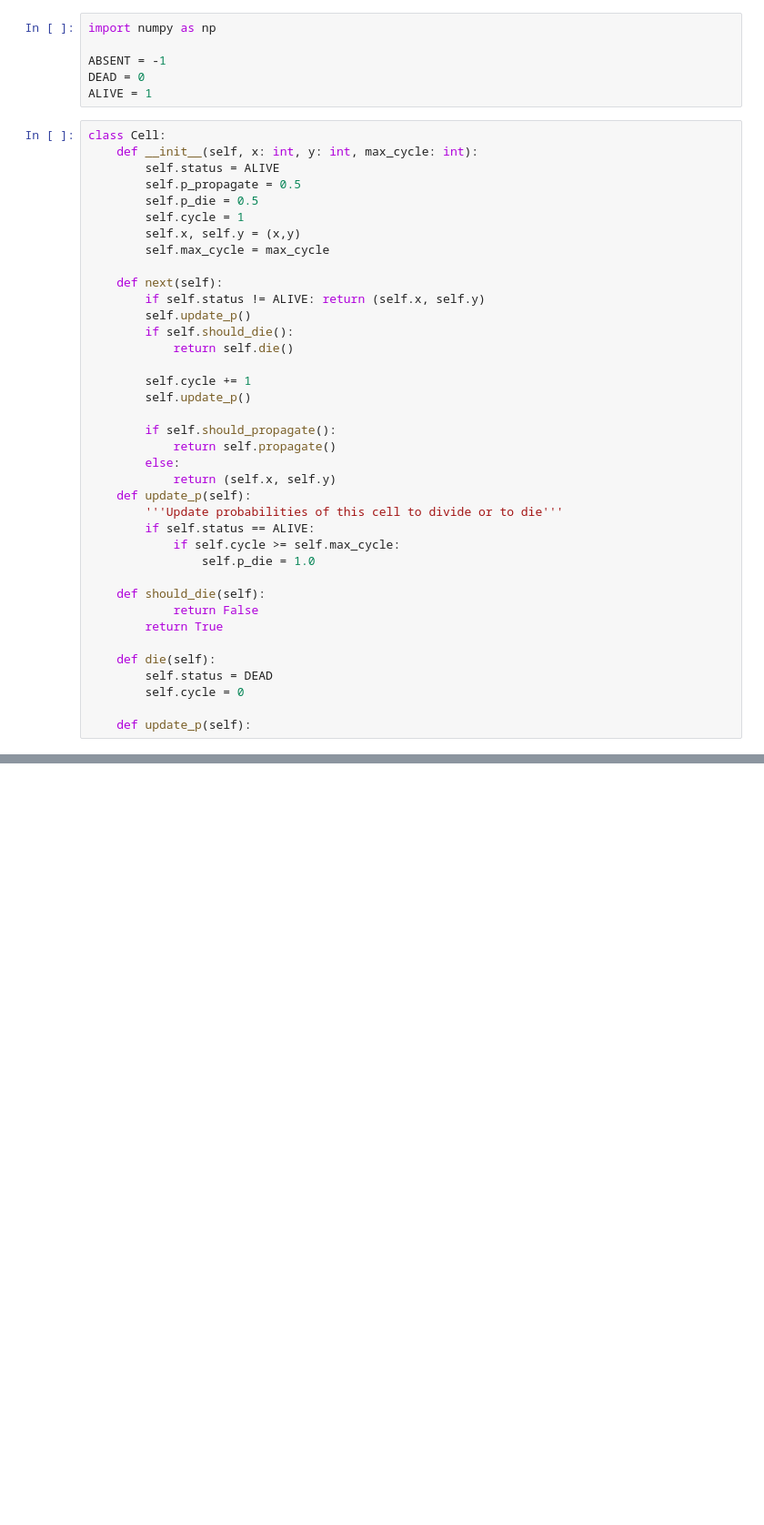
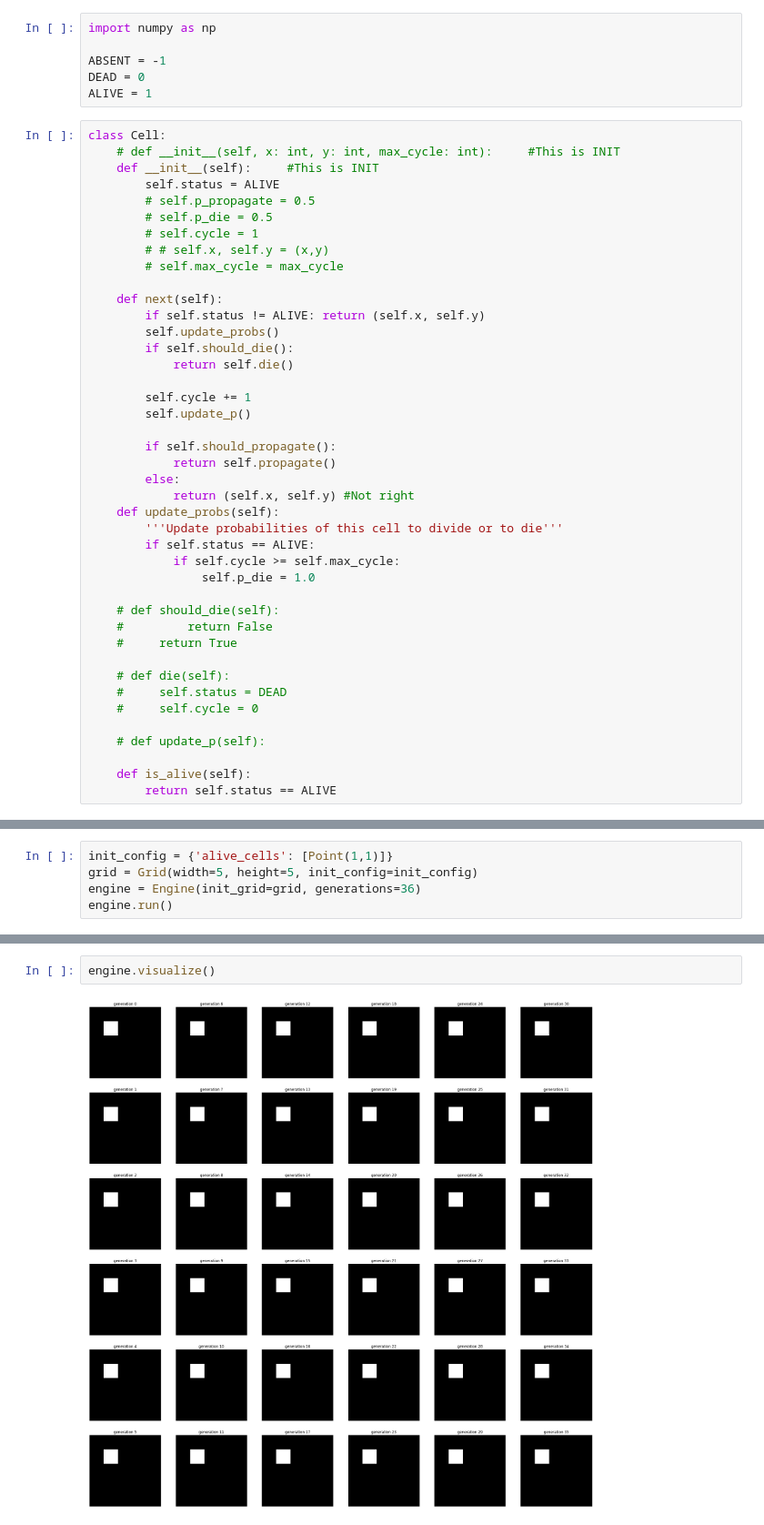
Before and after one commit to raysinm/ca-angiogenesis, a Jupyter notebook: map_playground.ipynb, the cells around one changed output, grey strips where cells are left out. Shown at 91% size. Saved outputs shown, nothing was run; the diff lists cells and outputs as text; blank space fills up the shorter version.

```diff
--- a/map_playground.ipynb
+++ b/map_playground.ipynb
@@ -6,17 +6,18 @@ DEAD = 0
 ALIVE = 1
 # %%
 class Cell:
-    def __init__(self, x: int, y: int, max_cycle: int):
+    # def __init__(self, x: int, y: int, max_cycle: int):     #This is INIT
+    def __init__(self):     #This is INIT
         self.status = ALIVE
-        self.p_propagate = 0.5
-        self.p_die = 0.5
-        self.cycle = 1
-        self.x, self.y = (x,y)
-        self.max_cycle = max_cycle
+        # self.p_propagate = 0.5
+        # self.p_die = 0.5
+        # self.cycle = 1
+        # # self.x, self.y = (x,y)
+        # self.max_cycle = max_cycle
 
     def next(self):
         if self.status != ALIVE: return (self.x, self.y)
-        self.update_p()
+        self.update_probs()
         if self.should_die():
             return self.die()
 
@@ -26,19 +27,22 @@ class Cell:
         if self.should_propagate():
             return self.propagate()
         else:
-            return (self.x, self.y)
-    def update_p(self):
+            return (self.x, self.y) #Not right
+    def update_probs(self):
         '''Update probabilities of this cell to divide or to die'''
         if self.status == ALIVE:
             if self.cycle >= self.max_cycle:
                 self.p_die = 1.0
 
-    def should_die(self):
-            return False
-        return True
+    # def should_die(self):
+    #         return False
+    #     return True
 
-    def die(self):
-        self.status = DEAD
-        self.cycle = 0
+    # def die(self):
+    #     self.status = DEAD
+    #     self.cycle = 0
 
-    def update_p(self):
+    # def update_p(self):
+
+    def is_alive(self):
+        return self.status == ALIVE
@@ -52,0 +114,5 @@ class Map:
+# %%
+init_config = {'alive_cells': [Point(1,1)]}
+grid = Grid(width=5, height=5, init_config=init_config)
+engine = Engine(init_grid=grid, generations=36)
+engine.run()
@@ -52,0 +121,4 @@ class Map:
+# %%
+engine.visualize()
+# %% [output]
+[figure, added]
```
Also changed, not shown: parts of 3 cells of this notebook.
